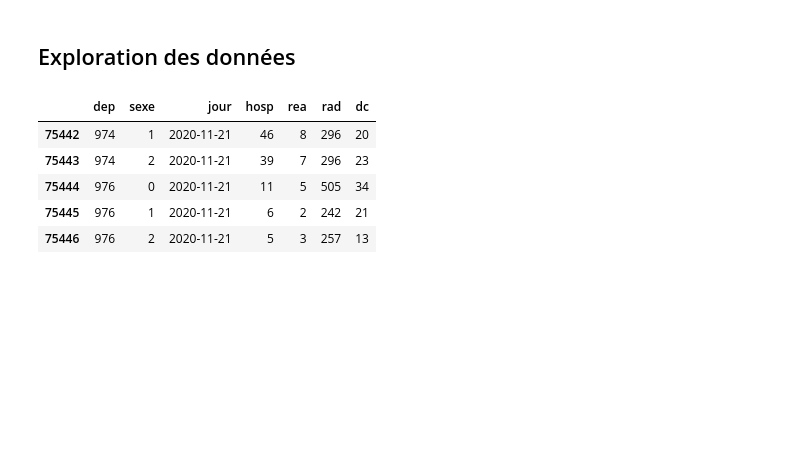
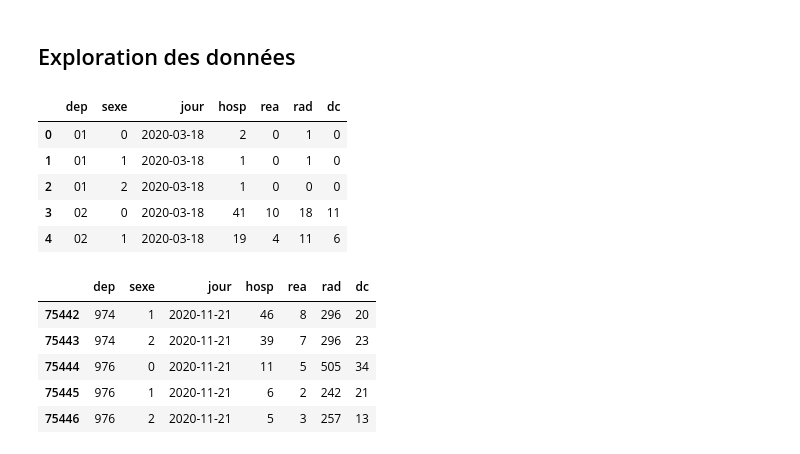
Before and after one commit to Kartmaan/Covid_19_fr, a Jupyter notebook: cov_hosp.ipynb, the cells around one changed output. Drawn from its saved outputs; the diff is of its cells as text; code cells hidden in the pictures; blank space fills up the shorter version.

```diff
--- a/cov_hosp.ipynb
+++ b/cov_hosp.ipynb
@@ -33,6 +33,16 @@ cov = pd.read_csv('cov.csv', sep=";")
 LINK OK
 # %% [markdown]
 ## Exploration des données
+# %%
+# Affichage des premières lignes
+cov.head()
+# %% [output]
+|  | dep | sexe | jour | hosp | rea | rad | dc |
+| 0 | 01 | 0 | 2020-03-18 | 2 | 0 | 1 | 0 |
+| 1 | 01 | 1 | 2020-03-18 | 1 | 0 | 1 | 0 |
+| 2 | 01 | 2 | 2020-03-18 | 1 | 0 | 0 | 0 |
+| 3 | 02 | 0 | 2020-03-18 | 41 | 10 | 18 | 11 |
+| 4 | 02 | 1 | 2020-03-18 | 19 | 4 | 11 | 6 |
 # %%
 # Affichage des dernières lignes
 cov.tail()
```
Also changed, not shown: parts of 15 cells of this notebook.
